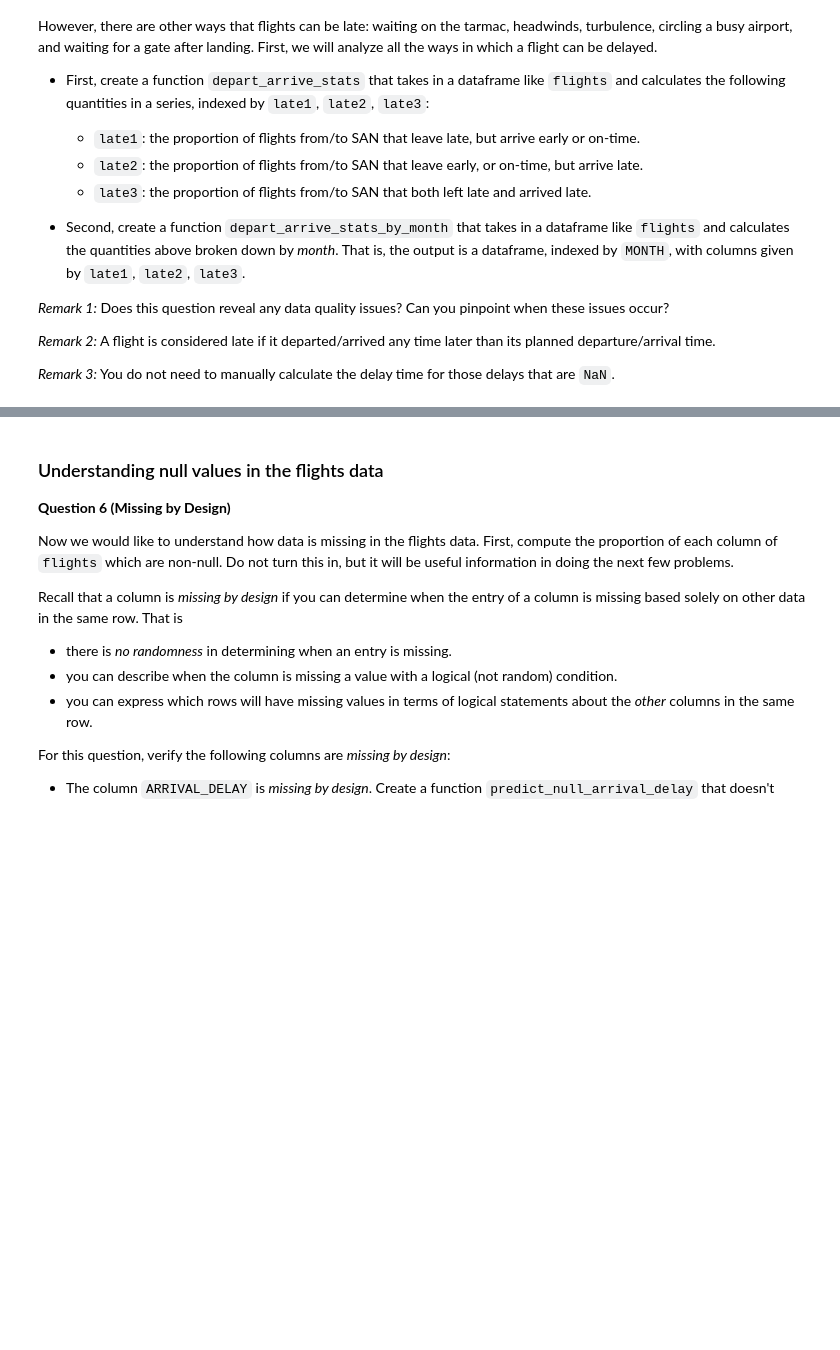
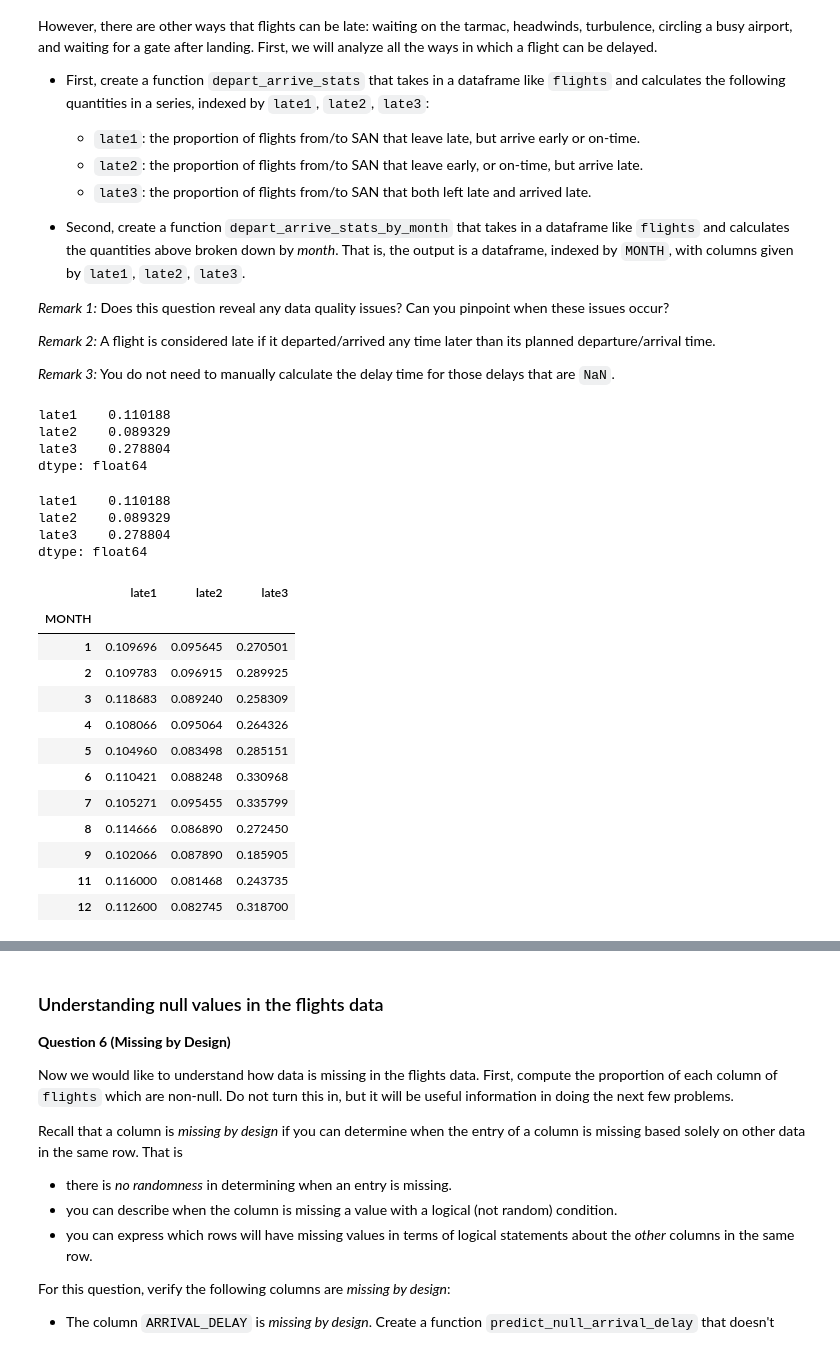
Before and after one commit to YourTeammate/dsc80-co-working, a Jupyter notebook: projects/02/project02.ipynb, the cells around one changed output, grey strips where cells are left out. Drawn from its saved outputs; the diff is of its cells as text; code cells hidden in the pictures; blank space fills up the shorter version.

```diff
--- a/projects/02/project02.ipynb
+++ b/projects/02/project02.ipynb
@@ -211,6 +289,39 @@ However, there are other ways that flights can be late: waiting on the tarmac, h
 *Remark 2:* A flight is considered late if it departed/arrived any time later than its planned departure/arrival time.
 
 *Remark 3:* You do not need to manually calculate the delay time for those delays that are `NaN`.
+# %%
+late1 = ((flights['DEPARTURE_DELAY'] > 0) & (flights['ARRIVAL_DELAY'] < 0)).mean()
+late2 = ((flights['DEPARTURE_DELAY'] <= 0) & (flights['ARRIVAL_DELAY'] > 0)).mean()
+late3 = ((flights['DEPARTURE_DELAY'] > 0) & (flights['ARRIVAL_DELAY'] > 0)).mean()
+pd.Series({'late1': late1, 'late2': late2, 'late3': late3})
+# %% [output]
+late1    0.110188
+late2    0.089329
+late3    0.278804
+dtype: float64
+# %%
+proj.depart_arrive_stats(flights)
+# %% [output]
+late1    0.110188
+late2    0.089329
+late3    0.278804
+dtype: float64
+# %%
+proj.depart_arrive_stats_by_month(flights)
+# %% [output]
+|  | late1 | late2 | late3 |
+| MONTH |  |  |  |
+| 1 | 0.109696 | 0.095645 | 0.270501 |
+| 2 | 0.109783 | 0.096915 | 0.289925 |
+| 3 | 0.118683 | 0.089240 | 0.258309 |
+| 4 | 0.108066 | 0.095064 | 0.264326 |
+| 5 | 0.104960 | 0.083498 | 0.285151 |
+| 6 | 0.110421 | 0.088248 | 0.330968 |
+| 7 | 0.105271 | 0.095455 | 0.335799 |
+| 8 | 0.114666 | 0.086890 | 0.272450 |
+| 9 | 0.102066 | 0.087890 | 0.185905 |
+| 11 | 0.116000 | 0.081468 | 0.243735 |
+| 12 | 0.112600 | 0.082745 | 0.318700 |
 # %% [markdown]
 ### Flight delays and day of the week
 
```
Also changed, not shown: parts of 6 cells of this notebook, 1 other file.
